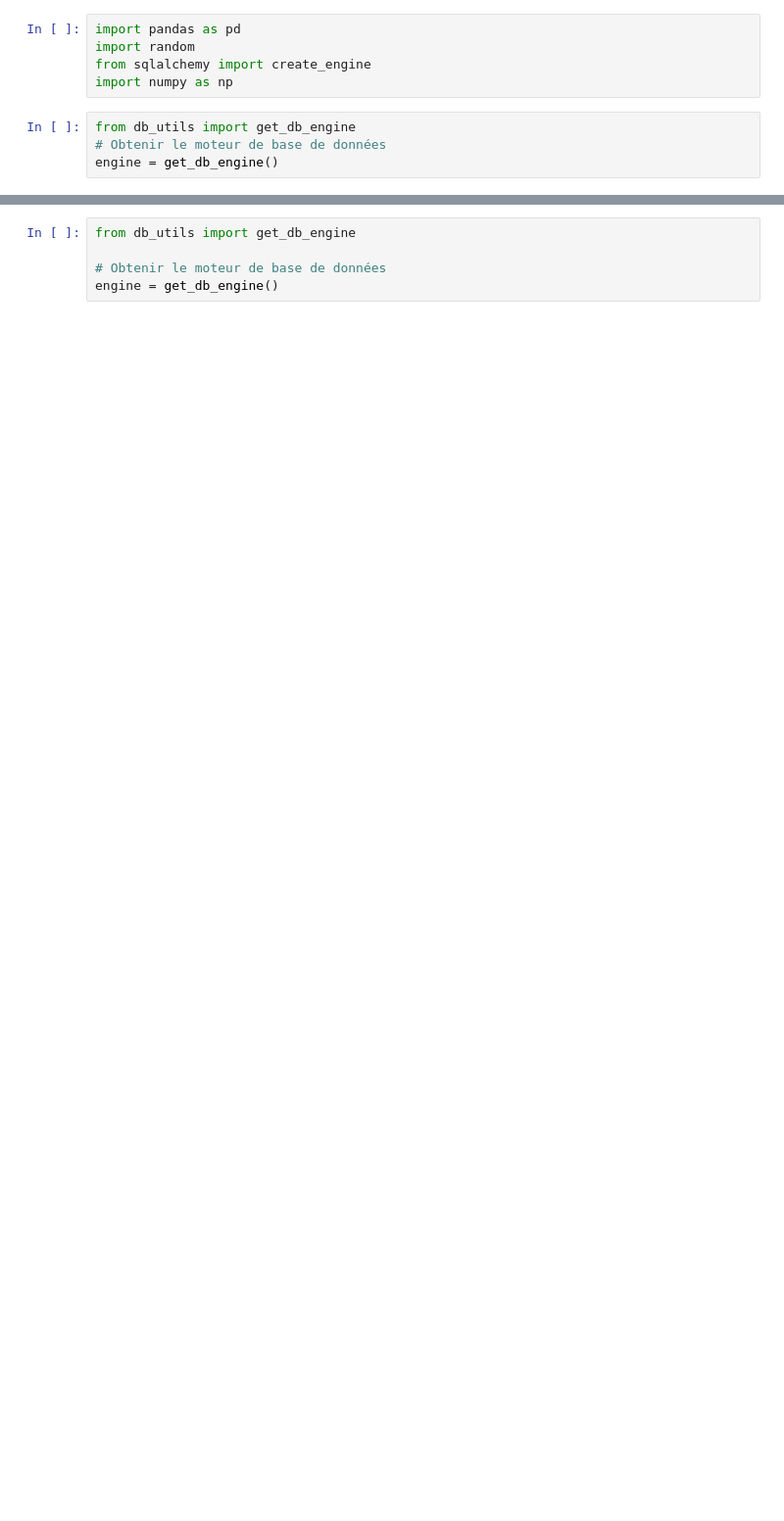
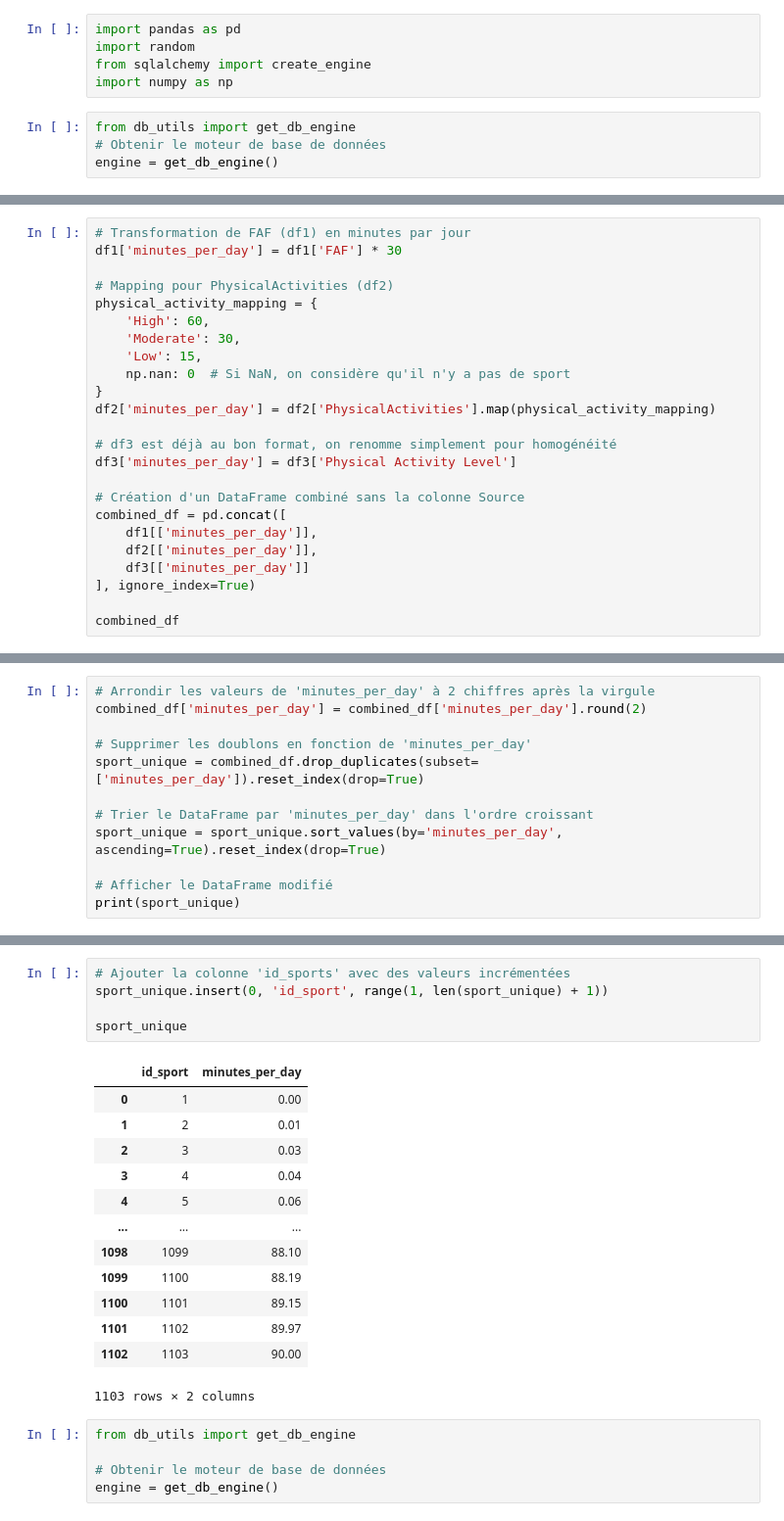
Before and after one commit to RomyJr/Data_Project_HEALTH, a Jupyter notebook: Sport.ipynb, the cells around one changed output, grey strips where cells are left out. Shown: that part at 98% size. Cells and saved outputs as stored; diff of their text form; blank space fills up the shorter version.

```diff
--- a/Sport.ipynb
+++ b/Sport.ipynb
@@ -84,0 +44,24 @@ df_sport_freq
+# %%
+# Transformation de FAF (df1) en minutes par jour
+df1['minutes_per_day'] = df1['FAF'] * 30
+
+# Mapping pour PhysicalActivities (df2)
+physical_activity_mapping = {
+    'High': 60,
+    'Moderate': 30,
+    'Low': 15,
+    np.nan: 0  # Si NaN, on considère qu'il n'y a pas de sport
+}
+df2['minutes_per_day'] = df2['PhysicalActivities'].map(physical_activity_mapping)
+
+# df3 est déjà au bon format, on renomme simplement pour homogénéité
+df3['minutes_per_day'] = df3['Physical Activity Level']
+
+# Création d'un DataFrame combiné sans la colonne Source
+combined_df = pd.concat([
+    df1[['minutes_per_day']],
+    df2[['minutes_per_day']],
+    df3[['minutes_per_day']]
+], ignore_index=True)
+
+combined_df
@@ -84,0 +82,12 @@ df_sport_freq
+# %%
+# Arrondir les valeurs de 'minutes_per_day' à 2 chiffres après la virgule
+combined_df['minutes_per_day'] = combined_df['minutes_per_day'].round(2)
+
+# Supprimer les doublons en fonction de 'minutes_per_day'
+sport_unique = combined_df.drop_duplicates(subset=['minutes_per_day']).reset_index(drop=True)
+
+# Trier le DataFrame par 'minutes_per_day' dans l'ordre croissant
+sport_unique = sport_unique.sort_values(by='minutes_per_day', ascending=True).reset_index(drop=True)
+
+# Afficher le DataFrame modifié
+print(sport_unique)
@@ -85,3 +109,22 @@ df_sport_freq
+# %%
+# Ajouter la colonne 'id_sports' avec des valeurs incrémentées
+sport_unique.insert(0, 'id_sport', range(1, len(sport_unique) + 1))
+
+sport_unique
+# %% [output]
+|  | id_sport | minutes_per_day |
+| 0 | 1 | 0.00 |
+| 1 | 2 | 0.01 |
+| 2 | 3 | 0.03 |
+| 3 | 4 | 0.04 |
+| 4 | 5 | 0.06 |
+| ... | ... | ... |
+| 1098 | 1099 | 88.10 |
+| 1099 | 1100 | 88.19 |
+| 1100 | 1101 | 89.15 |
+| 1101 | 1102 | 89.97 |
+| 1102 | 1103 | 90.00 |
+1103 rows × 2 columns
 # %%
 from db_utils import get_db_engine
 
```
Also changed, not shown: parts of 7 cells of this notebook, 3 other files.
